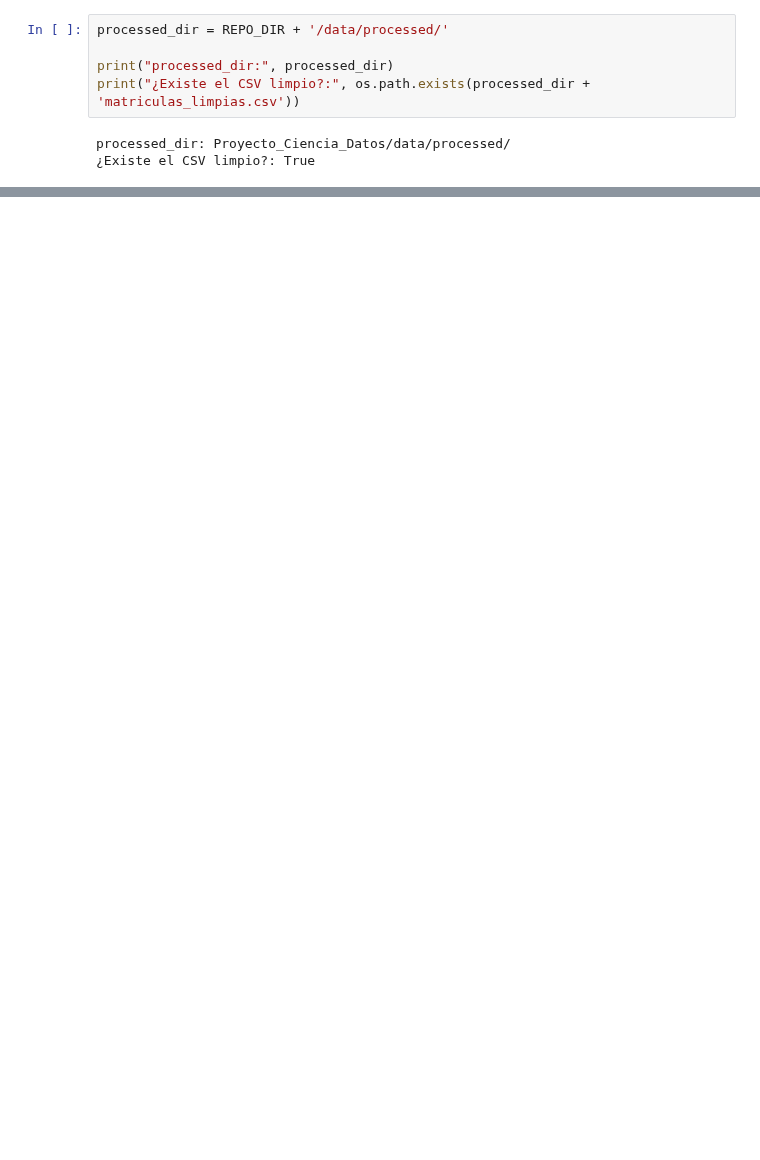
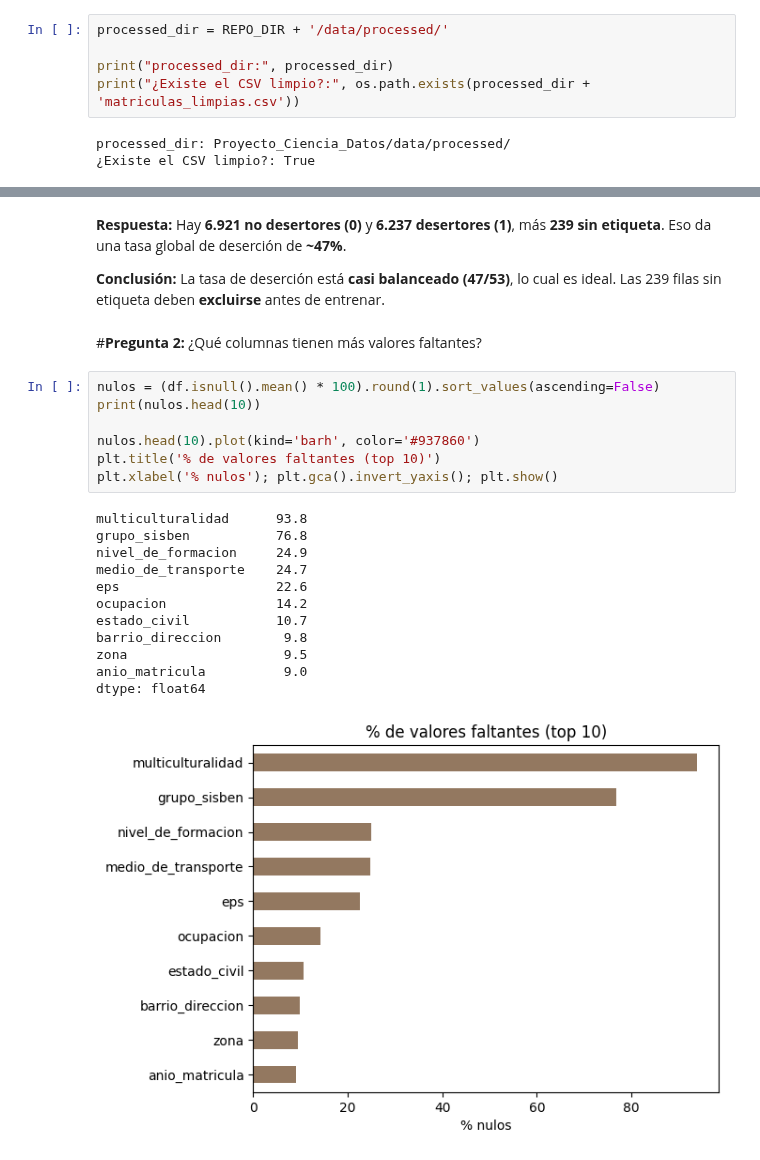
Before and after one commit to LuisBetancourt11/Proyecto_Ciencia_Datos, a Jupyter notebook: notebook/03_EDA.ipynb, the cells around one changed output, grey strips where cells are left out. Drawn from its saved outputs; the diff is of its cells as text; blank space fills up the shorter version.

```diff
--- a/notebook/03_EDA.ipynb
+++ b/notebook/03_EDA.ipynb
@@ -26,0 +123,29 @@ processed_dir: Proyecto_Ciencia_Datos/data/processed/
+# %% [markdown]
+**Respuesta:** Hay **6.921 no desertores (0)** y **6.237 desertores (1)**, más **239
+sin etiqueta**. Eso da una tasa global de deserción de **~47%**.
+
+**Conclusión:** La tasa de deserción está **casi balanceado (47/53)**, lo cual es ideal. Las 239 filas sin etiqueta deben **excluirse** antes
+de entrenar.
+# %% [markdown]
+#**Pregunta 2:**
+¿Qué columnas tienen más valores faltantes?
+# %%
+nulos = (df.isnull().mean() * 100).round(1).sort_values(ascending=False)
+print(nulos.head(10))
+
+nulos.head(10).plot(kind='barh', color='#937860')
+plt.title('% de valores faltantes (top 10)')
+plt.xlabel('% nulos'); plt.gca().invert_yaxis(); plt.show()
+# %% [output]
+multiculturalidad      93.8
+grupo_sisben           76.8
+nivel_de_formacion     24.9
+medio_de_transporte    24.7
+eps                    22.6
+ocupacion              14.2
+estado_civil           10.7
+barrio_direccion        9.8
+zona                    9.5
+anio_matricula          9.0
+dtype: float64
+[figure, added]
```
Also changed, not shown: parts of 48 cells of this notebook.
